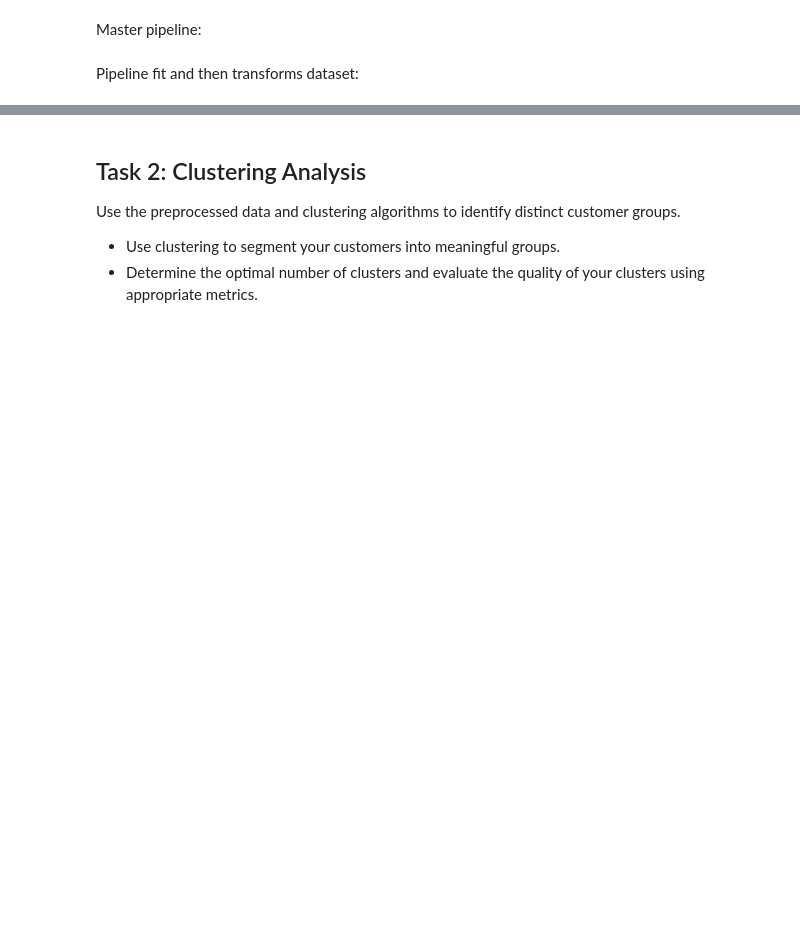
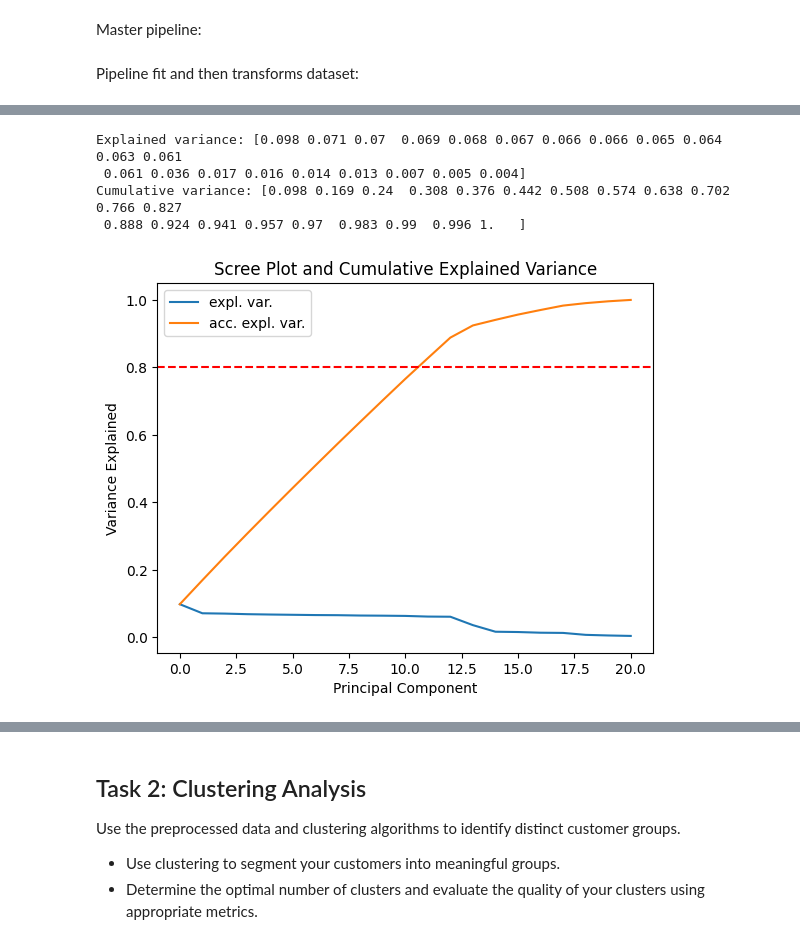
Before and after one commit to nncsimo/DSML2526, a Jupyter notebook: Abgabe/Assignment_03_3214721.ipynb, the cells around one changed output, grey strips where cells are left out. Cells and saved outputs as stored; diff of their text form; code cells hidden in the pictures; blank space fills up the shorter version.

```diff
--- a/Abgabe/Assignment_03_3214721.ipynb
+++ b/Abgabe/Assignment_03_3214721.ipynb
@@ -315,0 +539,10 @@ FinTech_clustering = FinTech_processed_df.drop(['remainder__Customer_ID', 'remai
+# %%
+#fit PCA to standardized dataset
+pca_model=PCA()
+pca_transformed=pca_model.fit_transform(FinTech_clustering[model_features])
+
+#store results as df
+data_pca=pd.DataFrame(pca_transformed, index=FinTech_clustering[model_features].index)
+
+#display new components and loadings for the first 5 rows
+data_pca.head(5).round(2)
@@ -315,0 +583,24 @@ FinTech_clustering = FinTech_processed_df.drop(['remainder__Customer_ID', 'remai
+# %%
+#visualize explained and cumulative variance
+
+#extract explained variance
+expl_var=pca_model.explained_variance_ratio_
+
+#plot expl. and cum. variance
+plt.plot(expl_var, label='expl. var.')
+plt.plot(np.add.accumulate(expl_var), label='acc. expl. var.')
+plt.axhline(y=0.8, color='r', linestyle='--')
+plt.xlabel('Principal Component')
+plt.ylabel('Variance Explained')
+plt.title('Scree Plot and Cumulative Explained Variance')
+plt.legend()
+
+#print expl. and cum. variance
+print("Explained variance:", expl_var.round(3))
+print("Cumulative variance:", np.add.accumulate(expl_var).round(3))
+# %% [output]
+Explained variance: [0.098 0.071 0.07  0.069 0.068 0.067 0.066 0.066 0.065 0.064 0.063 0.061
+ 0.061 0.036 0.017 0.016 0.014 0.013 0.007 0.005 0.004]
+Cumulative variance: [0.098 0.169 0.24  0.308 0.376 0.442 0.508 0.574 0.638 0.702 0.766 0.827
+ 0.888 0.924 0.941 0.957 0.97  0.983 0.99  0.996 1.   ]
+[figure, added]
```
Also changed, not shown: parts of 68 cells of this notebook, 1 other file.
